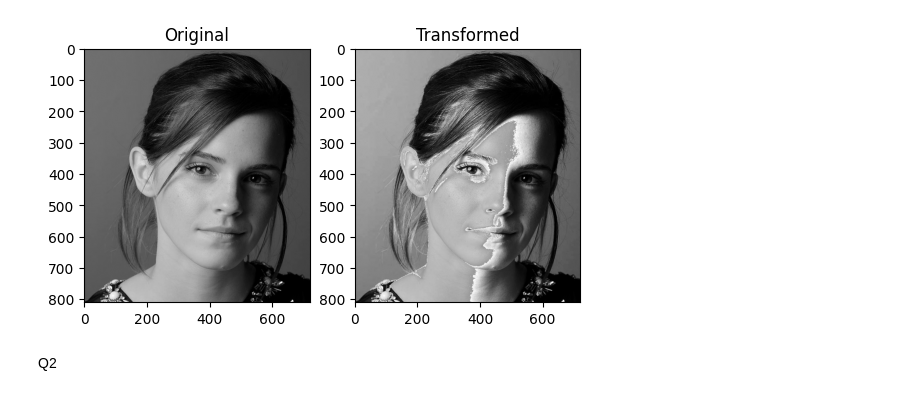
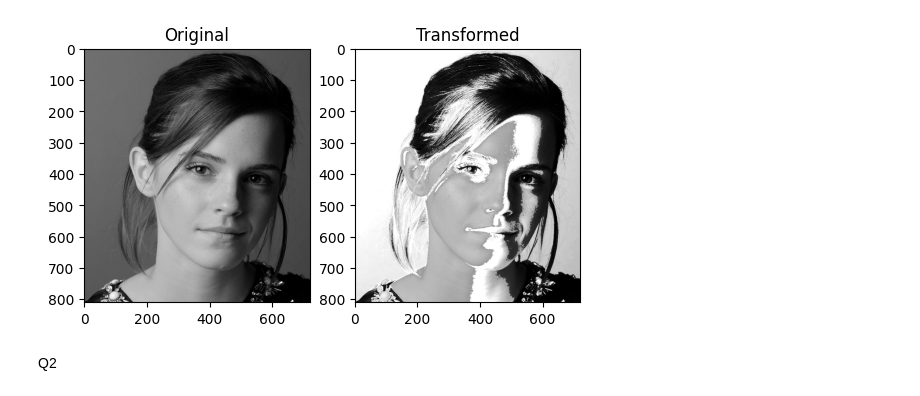
Before and after one commit to bandarasmc/Image_Processing_Msc, a Jupyter notebook: Code/notebook.ipynb, the cells around one changed output. Drawn from its saved outputs; the diff is of its cells as text; code cells hidden in the pictures.

```diff
--- a/Code/notebook.ipynb
+++ b/Code/notebook.ipynb
@@ -37,38 +37,40 @@ Requirement already satisfied: six>=1.5 in c:\users\user\appdata\local\programs\
 # %%
 import cv2
 import numpy as np
 import matplotlib.pyplot as plt
 
 # Read the image (grayscale)
 img = cv2.imread(r"E:\MSc-AI\Recordings\Semester 3\IT5437 - CV\Assignment_1\a1images\emma.jpg", cv2.IMREAD_GRAYSCALE)
 if img is None:
     raise FileNotFoundError("Image not found. Please check the path and filename.")
 
 
 # Create lookup table (LUT) for intensity mapping
 LUT = np.zeros(256, dtype=np.uint8)
 
-for r in range(256):
-    if r < 50:
-        s = r
-    elif r < 100:
-        s = 2 * (r - 50) + 50   # slope 2 between (50,50) and (100,150)
-    elif r < 150:
-        s = (255 - 150) / (150 - 100) * (r - 100) + 150  # slope 2.1 approx
+for input_intensity in range(256):
+    if input_intensity < 50:
+        out_intensity = input_intensity
+    elif input_intensity == 50:
+        out_intensity = np.random.randint(50, 100)  # Random value between 100 and 150
+    elif input_intensity > 50 and input_intensity <150 :
+        out_intensity = (255 - 150) / (150 - 100) * (input_intensity ) + 50  # slope 2.1 approx
+    elif input_intensity == 150:
+        out_intensity = np.random.randint(155, 255)
     else:
-        s = (255 - 150) / (255 - 150) * (r - 150) + 150  # slope 1
+        out_intensity = input_intensity
 
-    LUT[r] = np.clip(s, 0, 255)
+    LUT[input_intensity] = np.clip(out_intensity, 0, 255)
 
 # Apply transformation using LUT
 transformed = cv2.LUT(img, LUT)
 
 # Display results
 plt.subplot(1,2,1), plt.imshow(img, cmap="gray"), plt.title("Original")
 plt.subplot(1,2,2), plt.imshow(transformed, cmap="gray"), plt.title("Transformed")
 plt.show()
 # %% [output]
-[figure, old version]
+[figure, new version]
 # %% [markdown]
 Q2
 # %%
```
